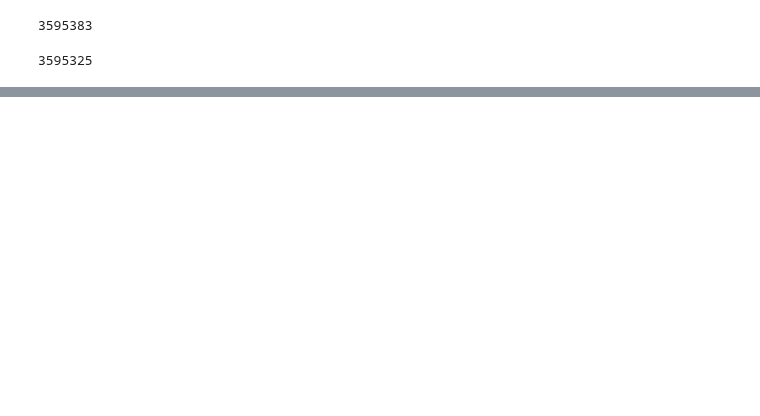
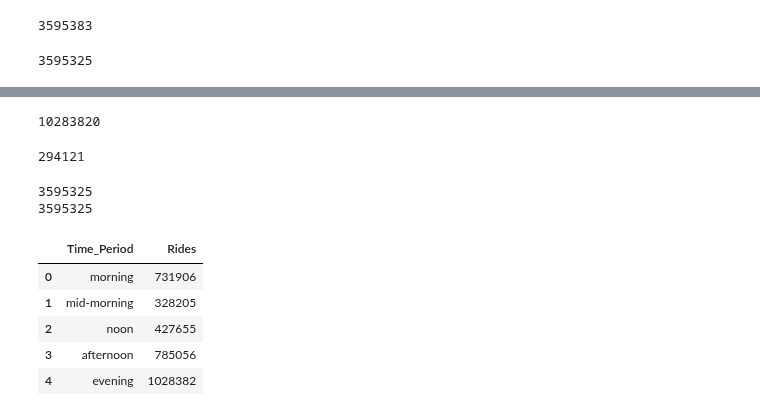
Before and after one commit to agruenb/PrescriptiveStruggle_BikeSharing, a Jupyter notebook: imkeWorkspace/Temporal_Demand_Patterns.ipynb, the cells around one changed output, grey strips where cells are left out. Cells and saved outputs as stored; diff of their text form; code cells hidden in the pictures; blank space fills up the shorter version.

```diff
--- a/imkeWorkspace/Temporal_Demand_Patterns.ipynb
+++ b/imkeWorkspace/Temporal_Demand_Patterns.ipynb
@@ -61,0 +99,4 @@ AttributeError: 'Series' object has no attribute 'hour'
+# %%
+evening_start.size
+# %% [output]
+10283820
@@ -61,0 +106,11 @@ AttributeError: 'Series' object has no attribute 'hour'
+# %%
+night_start['start_hour'].size
+# %% [output]
+294121
+# %%
+# Überprüfen, ob die Anzahl der Zeilen noch richtig ist
+print(chicago['start_time'].size)
+print(morning_start['start_hour'].size + mid_morning_start['start_hour'].size + noon_start['start_hour'].size + afternoon_start['start_hour'].size + evening_start['start_hour'].size + night_start['start_hour'].size)
+# %% [output]
+3595325
+3595325
@@ -61,0 +119,9 @@ AttributeError: 'Series' object has no attribute 'hour'
+# %%
+start_hours.head()
+# %% [output]
+|  | Time_Period | Rides |
+| 0 | morning | 731906 |
+| 1 | mid-morning | 328205 |
+| 2 | noon | 427655 |
+| 3 | afternoon | 785056 |
+| 4 | evening | 1028382 |
```
Also changed, not shown: parts of 16 cells of this notebook.
